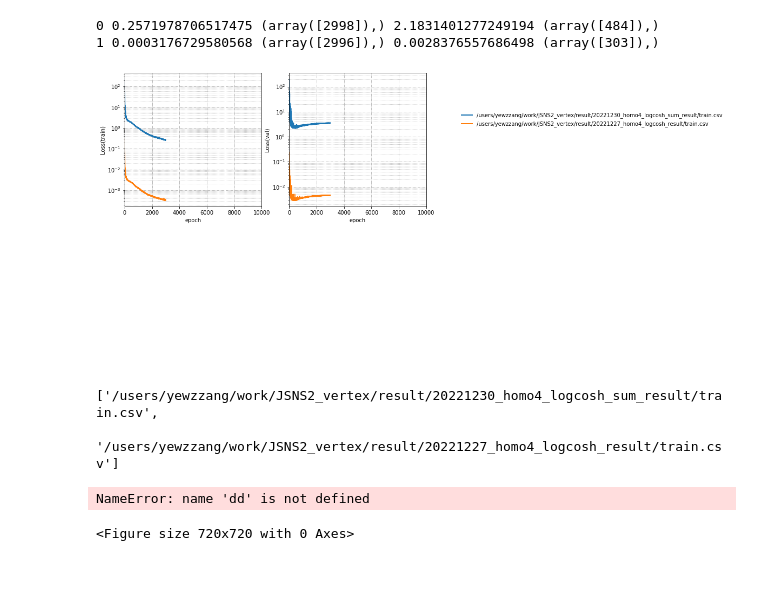
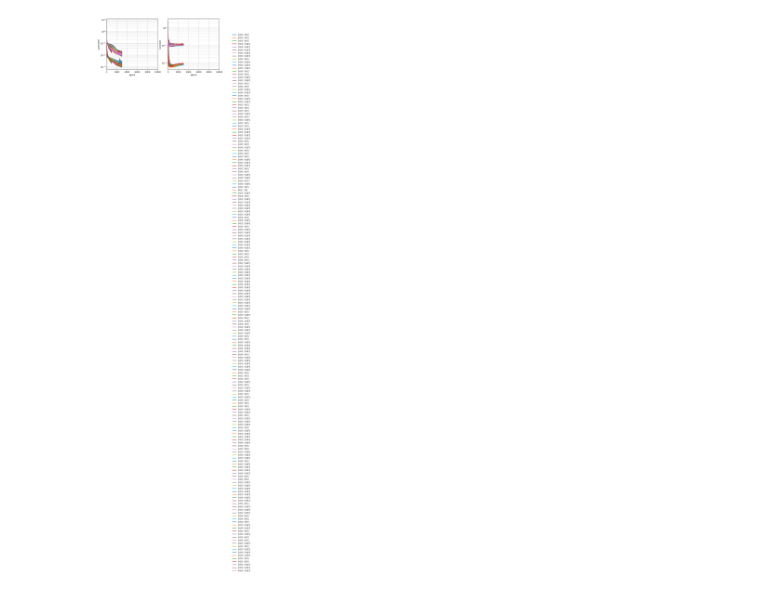
Before and after one commit to chyoo92/JSNS2_vertex, a Jupyter notebook: acc_loss.ipynb, the cells around one changed output. Saved outputs shown, nothing was run; the diff lists cells and outputs as text; code cells hidden in the pictures.

```diff
--- a/acc_loss.ipynb
+++ b/acc_loss.ipynb
@@ -41,3 +6,13 @@ d = train_list
+# %%
+import glob
+uni = "0116"
+
+path = "/users/yewzzang/work/JSNS2_vertex/result/*" + uni +"*/train.csv"
+train_path = glob.glob(path)
+train_list = [file for file in train_path if file.endswith(".csv")]
+
+
+d = train_list
 # %%
 plt.rcParams['lines.linewidth'] = 1
 plt.rcParams['lines.markersize'] = 5
@@ -75,93 +43,39 @@ for i in range(len(d)):
 # %%
 plt.rcParams['figure.figsize'] = (10, 10)
-# plt.rcParams['figure.figsize'] = (10, 10)
 ax1 = plt.subplot(2, 2, 1, yscale='log', ylabel='Loss(train)', xlabel='epoch')
 ax2 = plt.subplot(2, 2, 2, yscale='log', ylabel='Loss(val)', xlabel='epoch')
-# ax1 = plt.subplot(2, 2, 1,  ylabel='Loss(train)', xlabel='epoch')
-# ax2 = plt.subplot(2, 2, 2,  ylabel='Loss(val)', xlabel='epoch')
+
 
 
 for ax in (ax1, ax2):
     ax.grid(which='major', axis='both', linestyle='-.')
     ax.grid(which='minor', linestyle=':')
     ax.set_xlim([0,10000])
 
 lines, labels = [], []
 
 for i in range(len(d)):
     df = pd.read_csv(d[i])
 
-#     label = d[i].split('/')[-2].replace('__', ' ').split('_')[-2:]
-    label = d[i]
+    label = d[i].split('/')[-2].replace('__', ' ').split('_')[-2:]
+    # label = d[i]
     l =  ax1.plot(df['loss'], linewidth=2)
     ax2.plot(df['val_loss'], linewidth=2)
 
-    print(i,df['loss'].min(),np.where(df['loss']==df['loss'].min()),df['val_loss'].min(),np.where(df['val_loss']==df['val_loss'].min()))
+    # print(i,df['loss'].min(),np.where(df['loss']==df['loss'].min()),df['val_loss'].min(),np.where(df['val_loss']==df['val_loss'].min()))
 
 
 
 
     lines.append(l[0])
     labels.append(label)
 ax5 = plt.subplot(3,1,3)
 # ax5.legend(lines, labels)
 ax5.legend(lines, labels, bbox_to_anchor=(1.1, -4, 7, 7), fontsize = 10)
 ax5.axis('off')
 plt.tight_layout()
 # plt.savefig('acc_loss.png',dpi=300)
 plt.show()
 plt.close()
 # %% [output]
-0 0.2571978706517475 (array([2998]),) 2.1831401277249194 (array([484]),)
-1 0.0003176729580568 (array([2996]),) 0.0028376557686498 (array([303]),)
-[figure, old version]
+[figure, new version]
-# %%
-d
-# %% [output]
-['/users/yewzzang/work/JSNS2_vertex/result/20221230_homo4_logcosh_sum_result/train.csv',
- '/users/yewzzang/work/JSNS2_vertex/result/20221227_homo4_logcosh_result/train.csv']
-# %%
-from sklearn.metrics import roc_curve, roc_auc_score
-
-
-#plt.yscale('log')
-plt.figure(figsize=(10,10))
-for i in range(len(dd)):
-    df = pd.read_csv(dd[i])
-#     df2 = pd.read_csv(ddd[i])
-    tpr, fpr, thr = roc_curve(df['label'], df['prediction'], sample_weight=df['scale']*df['weight'], pos_label=0)
-    try:
-        auc = roc_auc_score(df['label'], df['prediction'], sample_weight=df['scale']*df['weight'])
-    except:
-        aaa = 0
-        for j in range(len(fpr)):
-            if j == 0:
-                aa = tpr[j]*(fpr[j]-0)
-            else:
-                aa = tpr[j]*(fpr[j]-fpr[j-1])
-            aaa = aaa + aa
-        auc = aaa
-
-
-
-#     plt.plot(fpr, tpr, label=dd[i].split('/')[-2].replace('__', ' ')+'  AUC = %.3f' % (auc))
-#     lab = d[i].split('/')[-2].replace('__', ' ')
-    label = dd[i]
-    plt.plot(fpr, tpr, label='AUC = %.3f' % (auc) + '   ' , linewidth='2')
-#     plt.plot(fpr, tpr, linewidth='2')
-
-
-
-    plt.xlabel('FN efficiency')
-    plt.ylabel('ME efficiency')
-    #plt.xlim(0, 0.001)
-    plt.xlim(0, 1.000)
-    plt.ylim(0, 1.050)
-    plt.legend(loc = 'lower right',fontsize=20)
-#     plt.legend(bbox_to_anchor=(1.1, -14, 15, 15))
-    # plt.savefig('result/' +args.output + '/' + args.output + '_efficiency.png', dpi=300)
-    plt.grid()
-#     plt.show()
-# %% [output]
-NameError: name 'dd' is not defined
-<Figure size 720x720 with 0 Axes>
```
Also changed, not shown: parts of 15 cells of this notebook, 15 other files.
